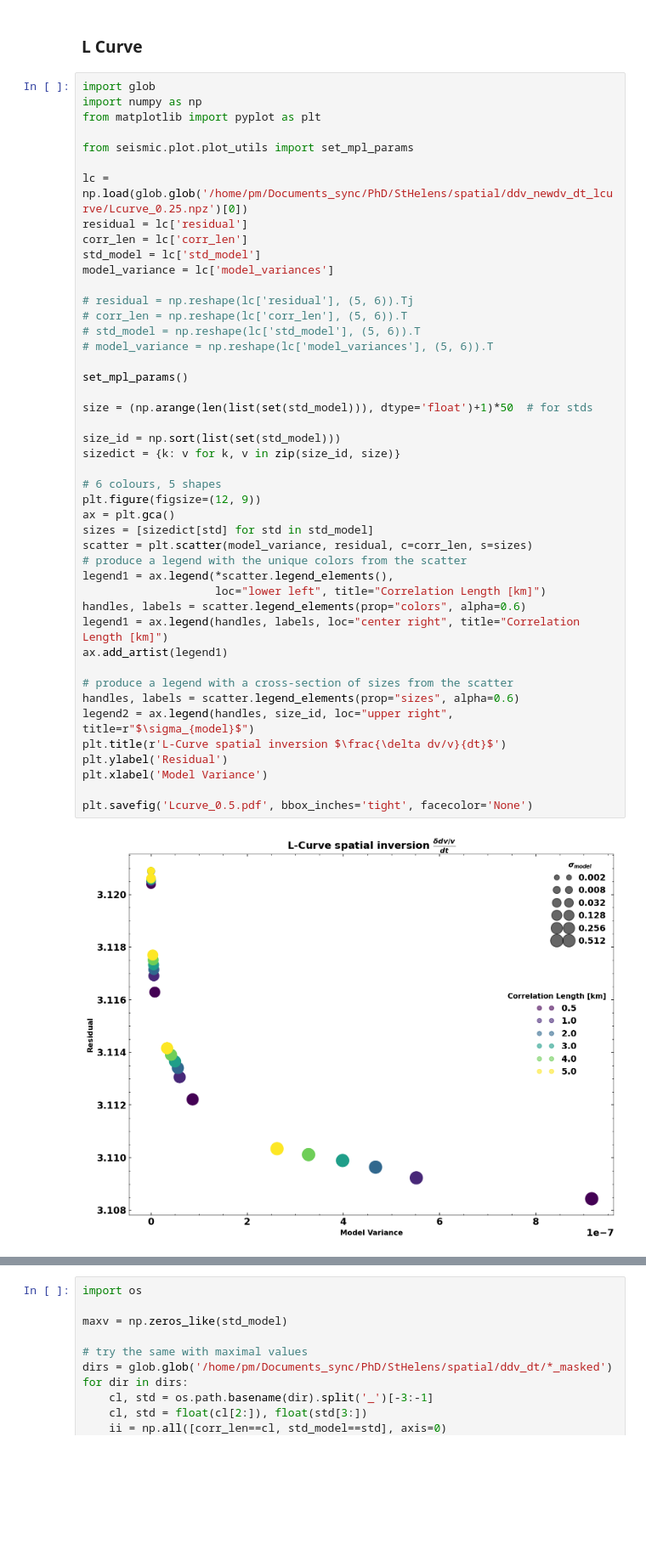
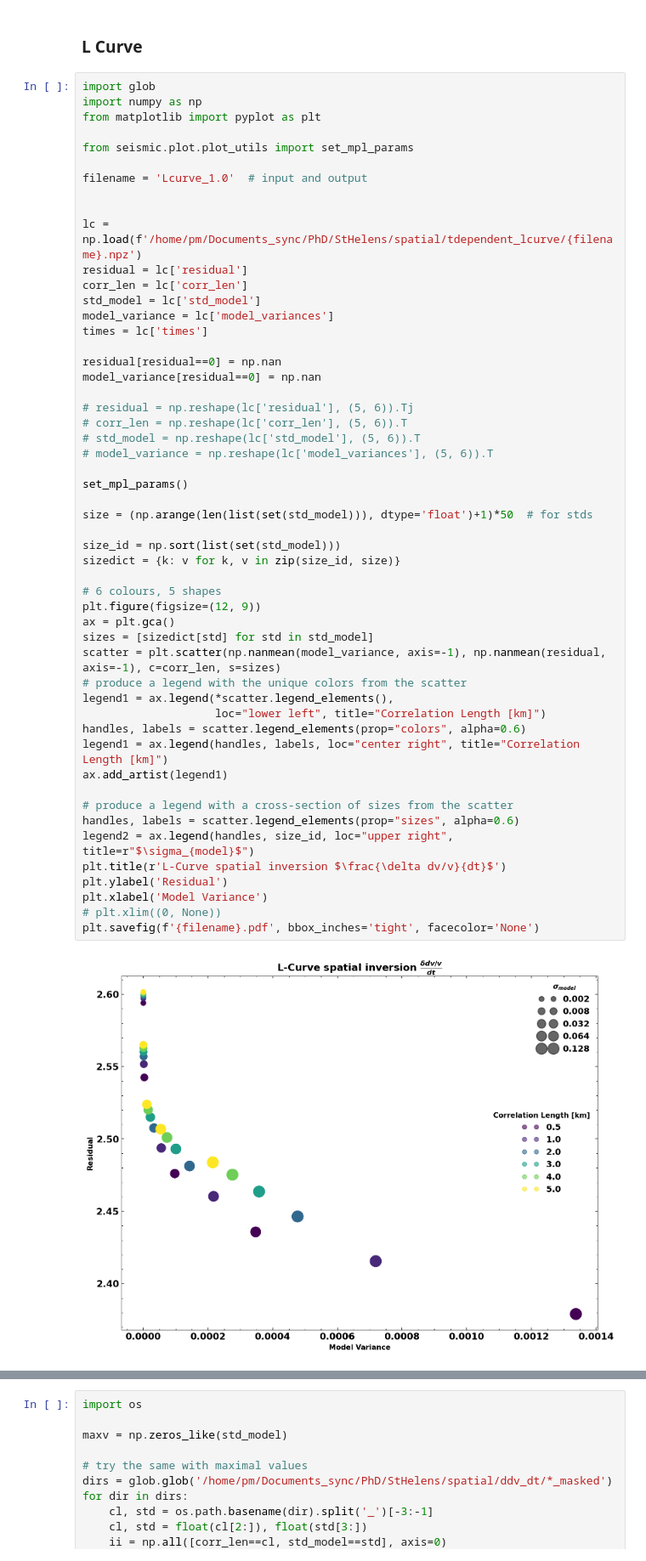
Before and after one commit to Denolle-Lab/Mt-St-Helens, a Jupyter notebook: spatial_dv.ipynb, the cells around one changed output, grey strips where cells are left out. Shown at 85% size. Cells and saved outputs as stored; diff of their text form; blank space fills up the shorter version.

```diff
--- a/spatial_dv.ipynb
+++ b/spatial_dv.ipynb
@@ -1538,43 +14,50 @@ from matplotlib import pyplot as plt
 
 from seismic.plot.plot_utils import set_mpl_params
 
-lc = np.load(glob.glob('/home/pm/Documents_sync/PhD/StHelens/spatial/ddv_newdv_dt_lcurve/Lcurve_0.25.npz')[0])
+filename = 'Lcurve_1.0'  # input and output
+
+
+lc = np.load(f'/home/pm/Documents_sync/PhD/StHelens/spatial/tdependent_lcurve/{filename}.npz')
 residual = lc['residual']
 corr_len = lc['corr_len']
 std_model = lc['std_model']
 model_variance = lc['model_variances']
+times = lc['times']
+
+residual[residual==0] = np.nan
+model_variance[residual==0] = np.nan
 
 # residual = np.reshape(lc['residual'], (5, 6)).Tj
 # corr_len = np.reshape(lc['corr_len'], (5, 6)).T
 # std_model = np.reshape(lc['std_model'], (5, 6)).T
 # model_variance = np.reshape(lc['model_variances'], (5, 6)).T
 
 set_mpl_params()
 
 size = (np.arange(len(list(set(std_model))), dtype='float')+1)*50  # for stds
 
 size_id = np.sort(list(set(std_model)))
 sizedict = {k: v for k, v in zip(size_id, size)}
 
 # 6 colours, 5 shapes
 plt.figure(figsize=(12, 9))
 ax = plt.gca()
 sizes = [sizedict[std] for std in std_model]
-scatter = plt.scatter(model_variance, residual, c=corr_len, s=sizes)
+scatter = plt.scatter(np.nanmean(model_variance, axis=-1), np.nanmean(residual, axis=-1), c=corr_len, s=sizes)
 # produce a legend with the unique colors from the scatter
 legend1 = ax.legend(*scatter.legend_elements(),
                     loc="lower left", title="Correlation Length [km]")
 handles, labels = scatter.legend_elements(prop="colors", alpha=0.6)
 legend1 = ax.legend(handles, labels, loc="center right", title="Correlation Length [km]")
 ax.add_artist(legend1)
 
 # produce a legend with a cross-section of sizes from the scatter
 handles, labels = scatter.legend_elements(prop="sizes", alpha=0.6)
 legend2 = ax.legend(handles, size_id, loc="upper right", title=r"$\sigma_{model}$")
 plt.title(r'L-Curve spatial inversion $\frac{\delta dv/v}{dt}$')
 plt.ylabel('Residual')
 plt.xlabel('Model Variance')
-
-plt.savefig('Lcurve_0.5.pdf', bbox_inches='tight', facecolor='None')
+# plt.xlim((0, None))
+plt.savefig(f'{filename}.pdf', bbox_inches='tight', facecolor='None')
 # %% [output]
-[figure, old version]
+[figure, new version]
```
Also changed, not shown: parts of 40 cells of this notebook, 5 other files.
